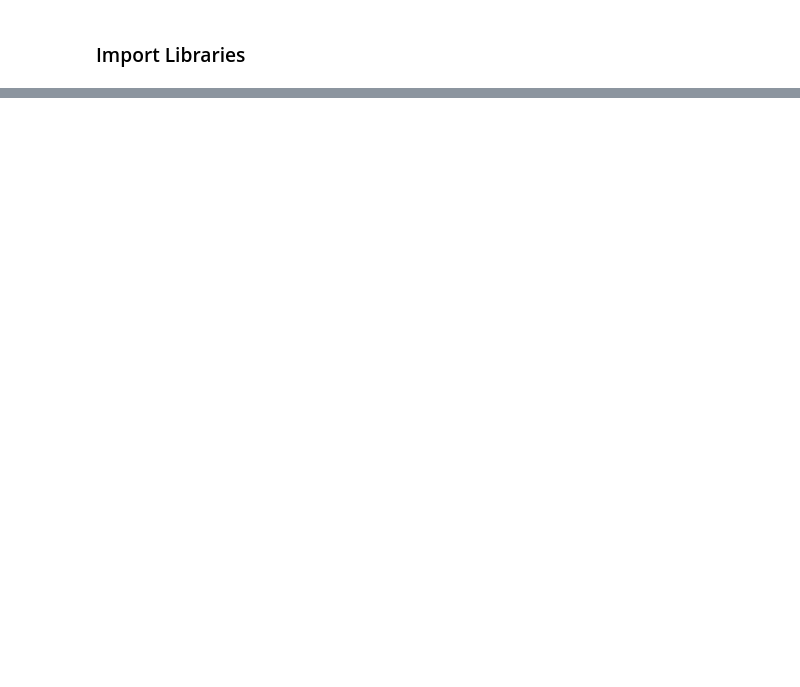
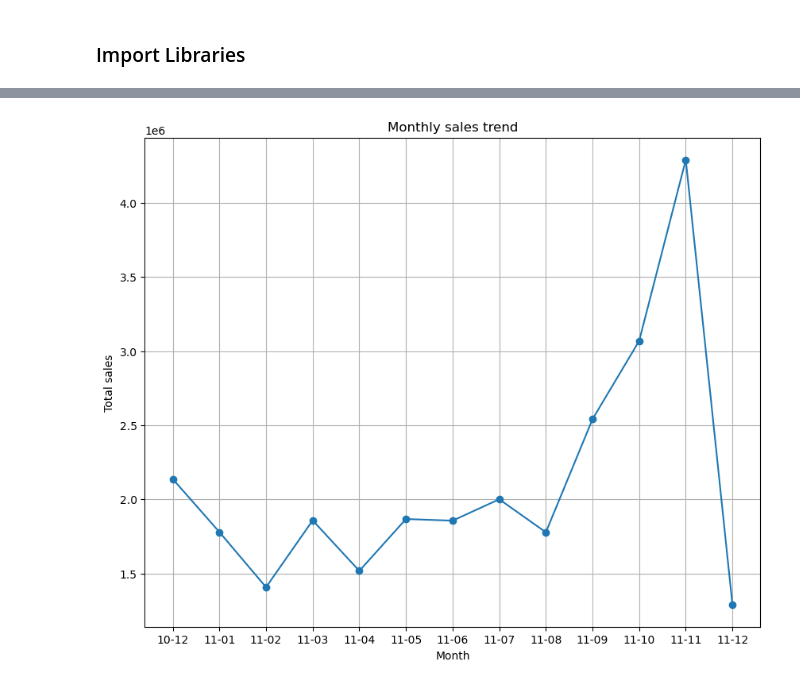
Before and after one commit to willifet/Cohort_Analysis_for_E-shop_Pro, a Jupyter notebook: Notebook/Cohort_Analysis.ipynb, the cells around one changed output, grey strips where cells are left out. Cells and saved outputs as stored; diff of their text form; code cells hidden in the pictures; blank space fills up the shorter version.

```diff
--- a/Notebook/Cohort_Analysis.ipynb
+++ b/Notebook/Cohort_Analysis.ipynb
@@ -24,0 +172,5 @@ data
+# %%
+#Grouping sales to monthly basis by summuring up the quantity sold every month.
+
+monthly_sales = data.groupby(data["InvoiceDate"].dt.to_period('M'))["Quantity"].sum()
+monthly_sales
@@ -24,0 +193,11 @@ data
+# %%
+#Creating a Line plot
+plt.figure(figsize=(10,8))
+plt.plot(monthly_sales.index.strftime("%y-%m"), monthly_sales.values, marker= 'o', linestyle = '-')
+plt.xlabel("Month")
+plt.ylabel('Total sales')
+plt.title("Monthly sales trend")
+plt.grid(True)
+plt.show()
+# %% [output]
+[figure, added]
```
Also changed, not shown: parts of 19 cells of this notebook.
